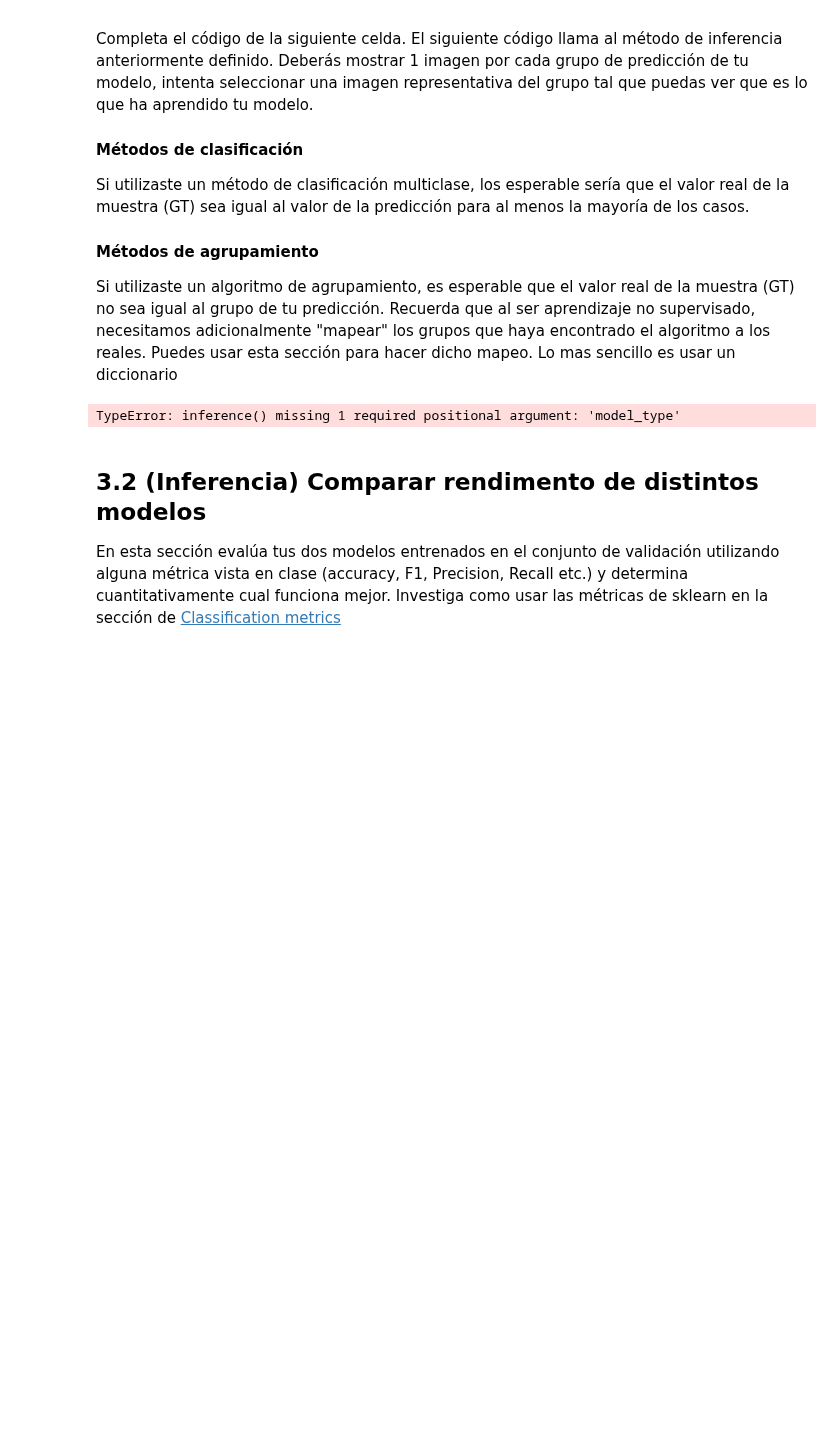
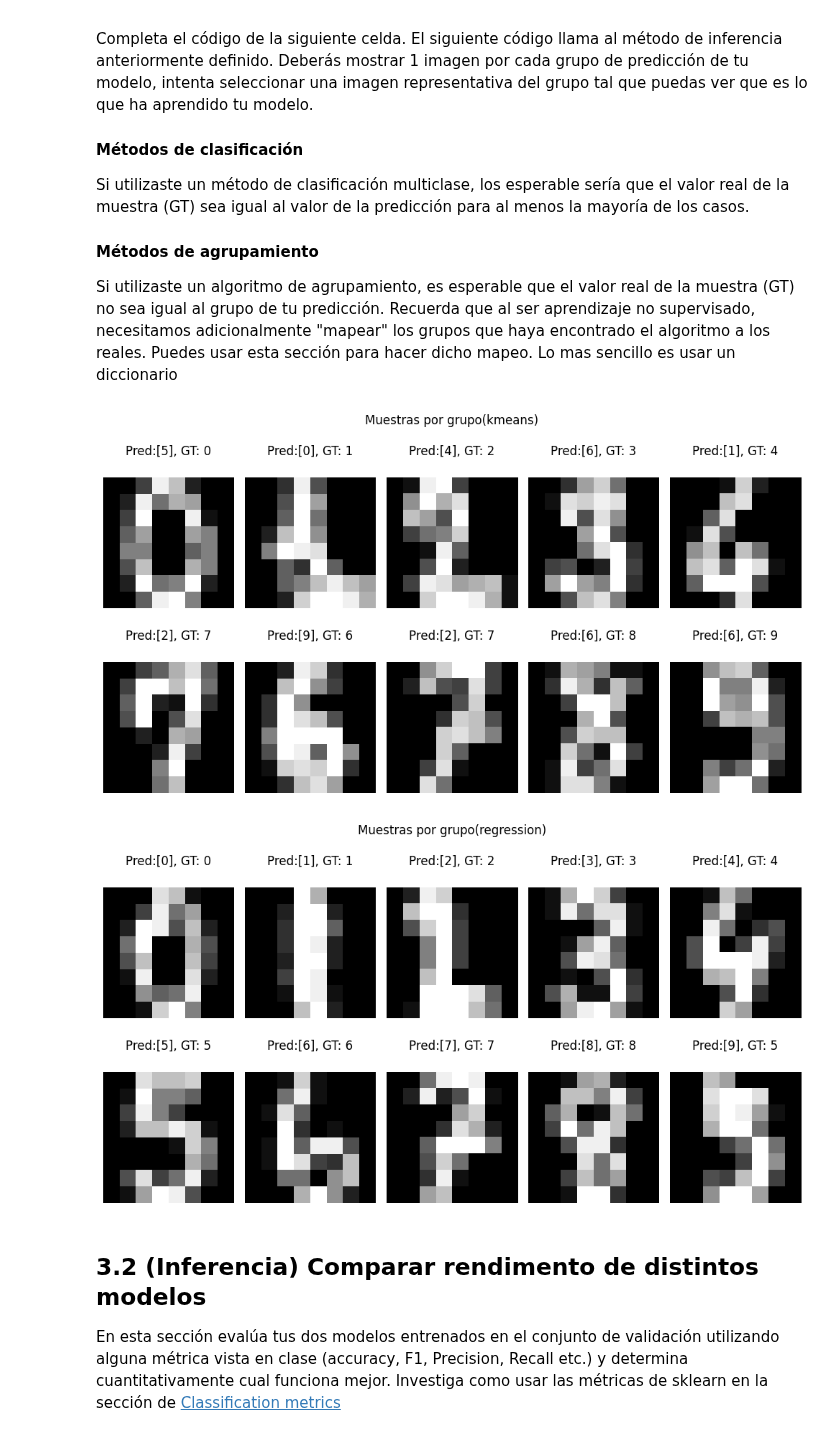
Before and after one commit to analuciarojas/ML23_Nasa2.0, a Jupyter notebook: ml23/proyecto_1_ML/proyecto_1_ML.ipynb, the cells around one changed output. Cells and saved outputs as stored; diff of their text form; code cells hidden in the pictures; blank space fills up the shorter version.

```diff
--- a/ml23/proyecto_1_ML/proyecto_1_ML.ipynb
+++ b/ml23/proyecto_1_ML/proyecto_1_ML.ipynb
@@ -225,11 +225,11 @@ Si utilizaste un método de clasificación multiclase, los esperable sería que
 #### Métodos de agrupamiento
 Si utilizaste un algoritmo de agrupamiento, es esperable que el valor real de la muestra (GT) no sea igual al grupo de tu predicción. Recuerda que al ser aprendizaje no supervisado, necesitamos adicionalmente "mapear" los grupos que haya encontrado el algoritmo a los reales. Puedes usar esta sección para hacer dicho mapeo. Lo mas sencillo es usar un diccionario
 # %%
-def vis_preds(trained_model, data_val, target_val, model_name):
+def vis_preds(trained_model, data_val, target_val, model_name,model_type):
     # Llamamos a inferencia de su modelo
     # Este método regresará una cantidad definida de clases
     # Que haya encontrado para los datos de validación
-    preds = inference(modelo, data_val)
+    preds = inference(modelo, data_val,model_type)
     group_pred = np.unique(preds)
     n_groups = len(group_pred)
 
@@ -239,41 +239,44 @@ def vis_preds(trained_model, data_val, target_val, model_name):
     axes = axes.flatten()
     for group, ax in zip(group_pred, axes):
         #======================= Start  solution=====================
         # TODO: Filtra data_val para quedarte solamente con aquellos elementos
         # donde la predicción de tu modelo sea igual a group
         # Haz lo mismo para las etiquetas
-
+        group_data = data_val[preds == group]
+        group_labels = target_val[preds == group]
 
         # TODO: Selecciona una imagen de los datos en data_val donde pred == group
         # y selecciona la etiqueta real para dicha imagén para mostrarlos juntos
         # Investiga: np.random.randint, np.random.choice etc.
-        gt = ...
-        img_vector = ...
+        random_index = np.random.choice(len(group_data)) #seleccionar un índice aleatorio
+        gt = group_labels[random_index] # utiliza el mismo índice aleatorio para seleccionar la etiqueta real correspondiente de group_labels. gt (ground truth) contiene la etiqueta real asociada a la imagen seleccionada.
+        img_vector = group_data[random_index] #índice para seleccionar el vector de características correspondiente de group_data. El resultado es un vector que representa una imagen.
 
         # TODO: Calcula la predicción del modelo para la imagen aleatoria
         # usando el modelo entrenado "trained_model"
-        pred = ...
+        pred = inference(trained_model,img_vector,model_type)
 
         # TODO: La predicción del modelo usa la imagen en forma de vector (1xD)
         # pero para visualizarla tenemos que cambia de forma a una imagen de 8x8 pixeles
         # Cambia la forma de la imagen usando np.reshape a (8, 8)
-        img = ...
+        img = np.reshape(img_vector, (side, side))
 
         # TODO: Visualiza la imagen de 8x8 usando ax.matshow Similar al inicio del ejercicio
         # Revisa la documentación de ser necesario
-
+        ax.matshow(img, cmap='gray')
 
         #======================= end  solution=====================
         ax.set_title(f"Pred:{pred}, GT: {gt}")
         ax.axis('off')
     fig.suptitle(f"Muestras por grupo({model_name})")
     plt.tight_layout()
     plt.show()
 
 for name, trained_model in trained_models.items():
-    vis_preds(trained_model, data_val, target_val, name)
+    vis_preds(trained_model, data_val, target_val, name,model_type)
 # %% [output]
-TypeError: inference() missing 1 required positional argument: 'model_type'
+[figure, added]
+[figure, added]
 # %% [markdown]
 ## 3.2 (Inferencia) Comparar rendimento de distintos modelos
 En esta sección evalúa tus dos modelos entrenados en el conjunto de validación utilizando alguna métrica vista en clase (accuracy, F1, Precision, Recall etc.) y determina cuantitativamente cual funciona mejor. Investiga como usar las métricas de sklearn en la sección de [Classification metrics](https://scikit-learn.org/stable/modules/model_evaluation.html#classification-metrics)
```
Also changed, not shown: parts of 3 cells of this notebook.
